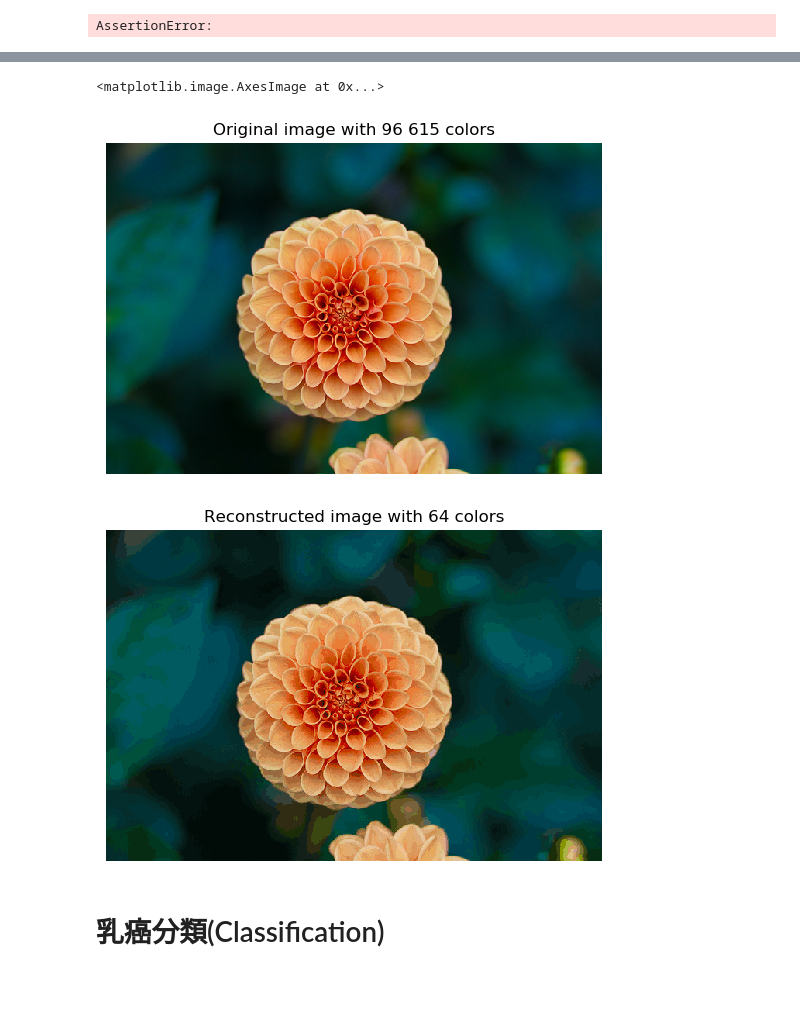
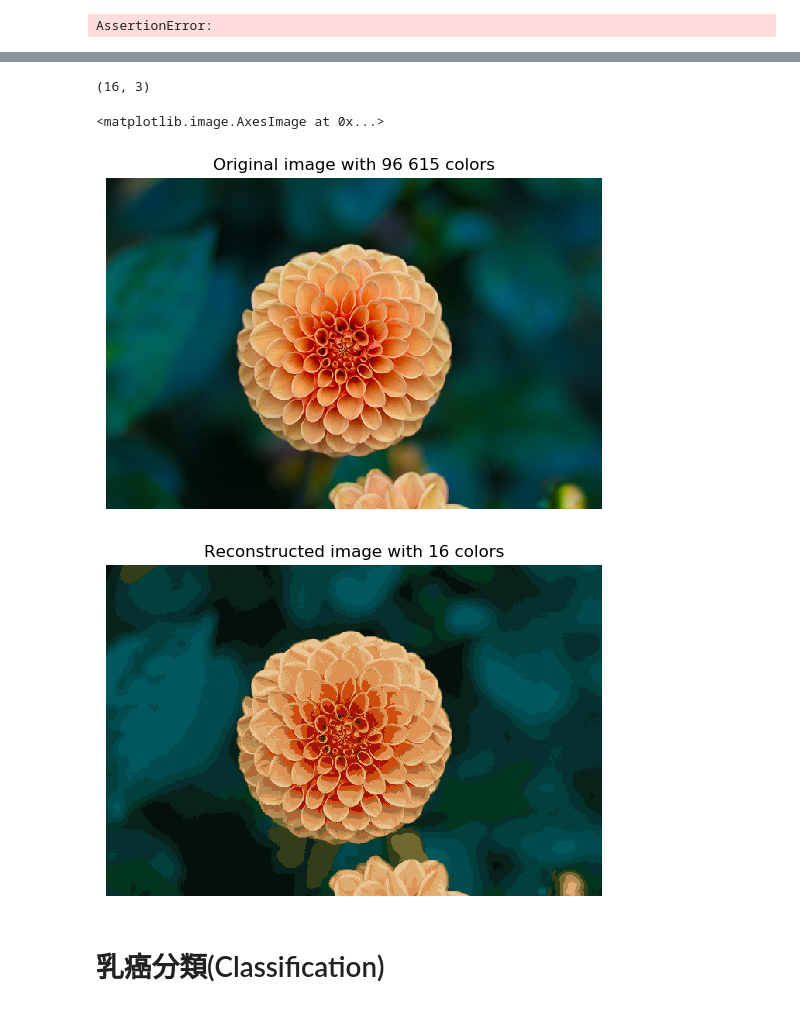
Before and after one commit to JeffWang0325/Python-Data-Science-Application-Development, a Jupyter notebook: class_07 (new)/class_07/Supervised_Unsupervised_Learning_20200823.ipynb, the cells around one changed output, grey strips where cells are left out. Cells and saved outputs as stored; diff of their text form; code cells hidden in the pictures.

```diff
--- a/class_07 (new)/class_07/Supervised_Unsupervised_Learning_20200823.ipynb
+++ b/class_07 (new)/class_07/Supervised_Unsupervised_Learning_20200823.ipynb
@@ -365,10 +620,12 @@ assert d == 2
 AssertionError:
 # %%
 image_sample = shuffle(image_array, random_state=42)[:1000]
+# image_sample = image_array[:1000]
 
-#Fit Kmeans
-n_colors = 64 #16
+# Fit Kmeans
+n_colors = 16 # 16, 64, 128
 kmeans = KMeans(n_clusters=n_colors, random_state=42).fit(image_sample)
 
-#Get color indices for full image
+# Get color indices for full image
 labels = kmeans.predict(image_array)
+labels
@@ -385,19 +663,23 @@ def reconstruct_image(cluster_centers, labels, w, h):
+# %%
+kmeans.cluster_centers_.shape
+# %% [output]
+(16, 3)
 # %%
 plt.figure(1)
 plt.clf()
 plt.axis('off')
 plt.title('Original image with 96 615 colors')
 plt.imshow(flower)
 
 plt.figure(2)
 plt.clf()
 plt.axis('off')
-plt.title('Reconstructed image with 64 colors')
+plt.title(f'Reconstructed image with {n_colors} colors')
 plt.imshow(reconstruct_image(kmeans.cluster_centers_, labels, w, h))
 # %% [output]
 <matplotlib.image.AxesImage at 0x...>
 [figure]
-[figure, old version]
+[figure, new version]
 # %% [markdown]
 # 乳癌分類(Classification)
 # %%
```
Also changed, not shown: parts of 54 cells of this notebook.
